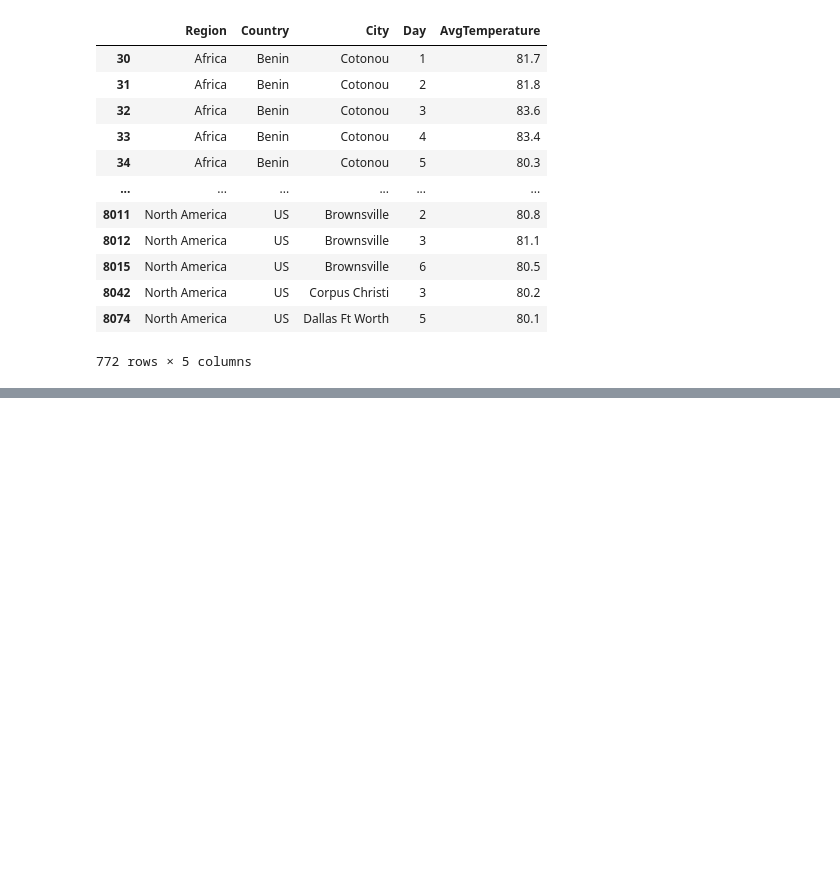
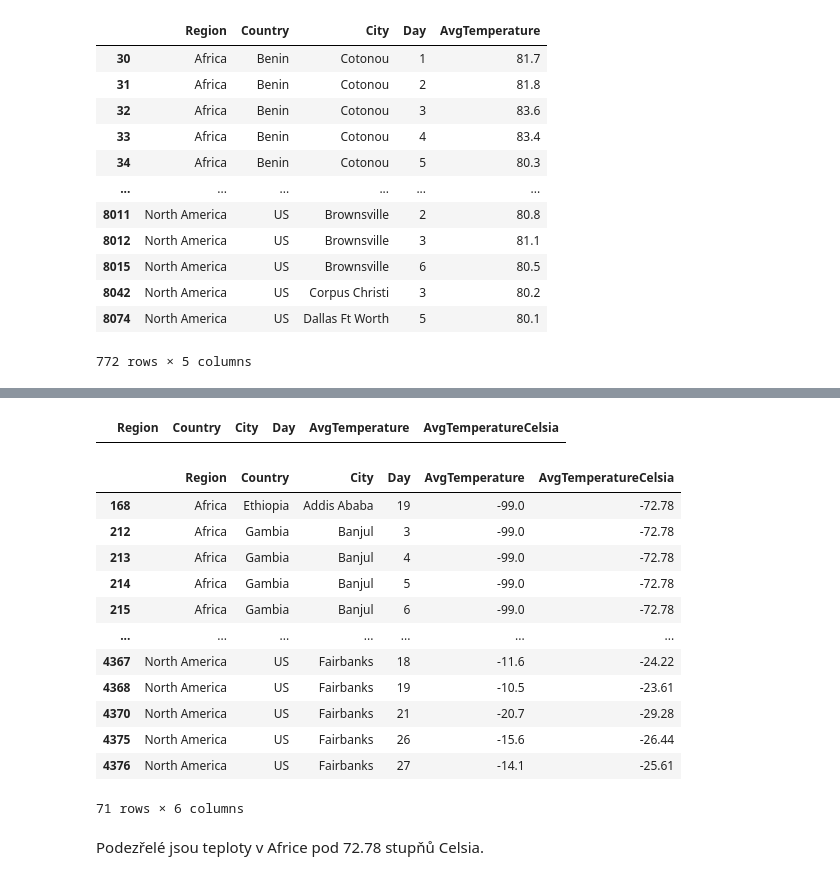
Before and after one commit to luciez/python-tasks, a Jupyter notebook: ukol-9.ipynb, the cells around one changed output, grey strips where cells are left out. Cells and saved outputs as stored; diff of their text form; code cells hidden in the pictures; blank space fills up the shorter version.

```diff
--- a/ukol-9.ipynb
+++ b/ukol-9.ipynb
@@ -96,0 +99,3 @@ extrem
+# %%
+teploty["AvgTemperatureCelsia"] = pytemperature.f2c(teploty["AvgTemperature"])
+teploty.head()
@@ -96,0 +109,24 @@ extrem
+# %%
+evropa_vice_nez_30=teploty[(teploty["AvgTemperatureCelsia"]>30)&(teploty["Region"]=="Europe")]
+evropa_vice_nez_30
+# %% [output]
+|  | Region | Country | City | Day | AvgTemperature | AvgTemperatureCelsia |
+# %%
+extrem=teploty[(teploty["AvgTemperatureCelsia"]>30)|(teploty["AvgTemperature"]<-10)]
+extrem
+# %% [output]
+|  | Region | Country | City | Day | AvgTemperature | AvgTemperatureCelsia |
+| 168 | Africa | Ethiopia | Addis Ababa | 19 | -99.0 | -72.78 |
+| 212 | Africa | Gambia | Banjul | 3 | -99.0 | -72.78 |
+| 213 | Africa | Gambia | Banjul | 4 | -99.0 | -72.78 |
+| 214 | Africa | Gambia | Banjul | 5 | -99.0 | -72.78 |
+| 215 | Africa | Gambia | Banjul | 6 | -99.0 | -72.78 |
+| ... | ... | ... | ... | ... | ... | ... |
+| 4367 | North America | US | Fairbanks | 18 | -11.6 | -24.22 |
+| 4368 | North America | US | Fairbanks | 19 | -10.5 | -23.61 |
+| 4370 | North America | US | Fairbanks | 21 | -20.7 | -29.28 |
+| 4375 | North America | US | Fairbanks | 26 | -15.6 | -26.44 |
+| 4376 | North America | US | Fairbanks | 27 | -14.1 | -25.61 |
+71 rows × 6 columns
+# %% [markdown]
+Podezřelé jsou teploty v Africe pod 72.78 stupňů Celsia.
```
Also changed, not shown: parts of 2 cells of this notebook.
